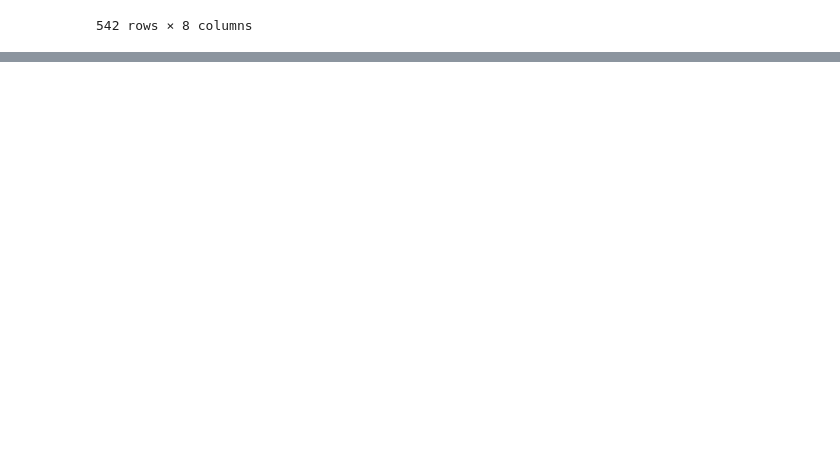
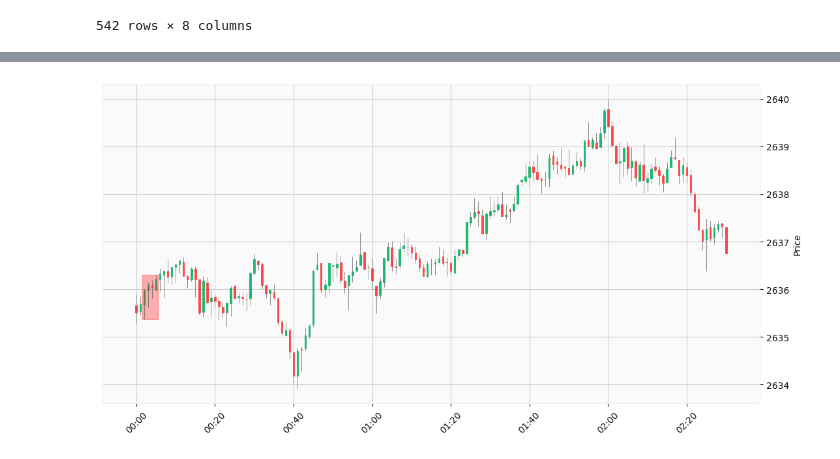
Before and after one commit to insetavijit/dev.Chartter.v2, a Jupyter notebook: Codes/V7/Chartter-plotX2-2.ipynb, the cells around one changed output, grey strips where cells are left out. Saved outputs shown, nothing was run; the diff lists cells and outputs as text; code cells hidden in the pictures; blank space fills up the shorter version.

```diff
--- a/Codes/V7/Chartter-plotX2-2.ipynb
+++ b/Codes/V7/Chartter-plotX2-2.ipynb
@@ -377,0 +303,9 @@ fig.show()
+# %%
+dft = result[["open", "high", "low", "close", "volume",'RSI_14_crossed_up_EMA_15'	, "entry_stop_loss"]].copy()
+
+dft["amm"] = dft['entry_stop_loss'] - dft ['close']
+
+dft['TP'] = dft['close'] + dft['amm'] * 2
+dft['SL'] = dft['entry_stop_loss']
+
+dft.drop(columns = ['entry_stop_loss'], inplace = True )
@@ -377,0 +348,41 @@ fig.show()
+# %%
+import mplfinance as mpf
+import matplotlib.patches as mpatches
+import pandas as pd
+
+
+dta1 = dft.iloc[:151].copy()
+
+
+# Assuming df is your DataFrame with datetime as index
+# Example: box from 3rd to 6th candle
+start_idx = 2  # Python index for 3rd candle
+end_idx = 5    # Python index for 6th candle
+
+# Determine price range for the rectangle
+low_price = dta1['low'][start_idx:end_idx+1].min()
+high_price = dta1['high'][start_idx:end_idx+1].max()
+
+# Create a rectangle
+def draw_rectangle(ax):
+    rect = mpatches.Rectangle(
+        (start_idx - 0.5, low_price),        # (x, y) bottom-left
+        end_idx - start_idx + 1,             # width
+        high_price - low_price,              # height
+        color='red', alpha=0.3
+    )
+    ax.add_patch(rect)
+
+# Plot with mplfinance and draw rectangle on main axes
+fig, axlist = mpf.plot(
+    dta1,
+    type='candle',
+    style='yahoo',
+    figsize=(14, 7),
+    returnfig=True
+)
+draw_rectangle(axlist[0])
+
+mpf.show()
+# %% [output]
+[figure, added]
```
Also changed, not shown: parts of 9 cells of this notebook, 8 other files.
